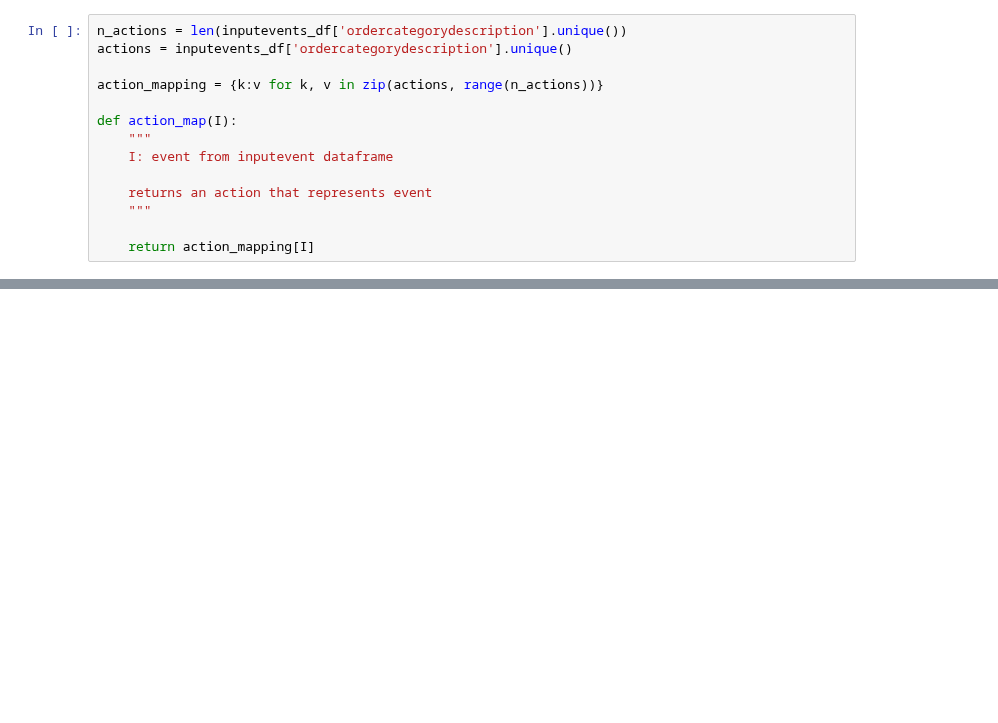
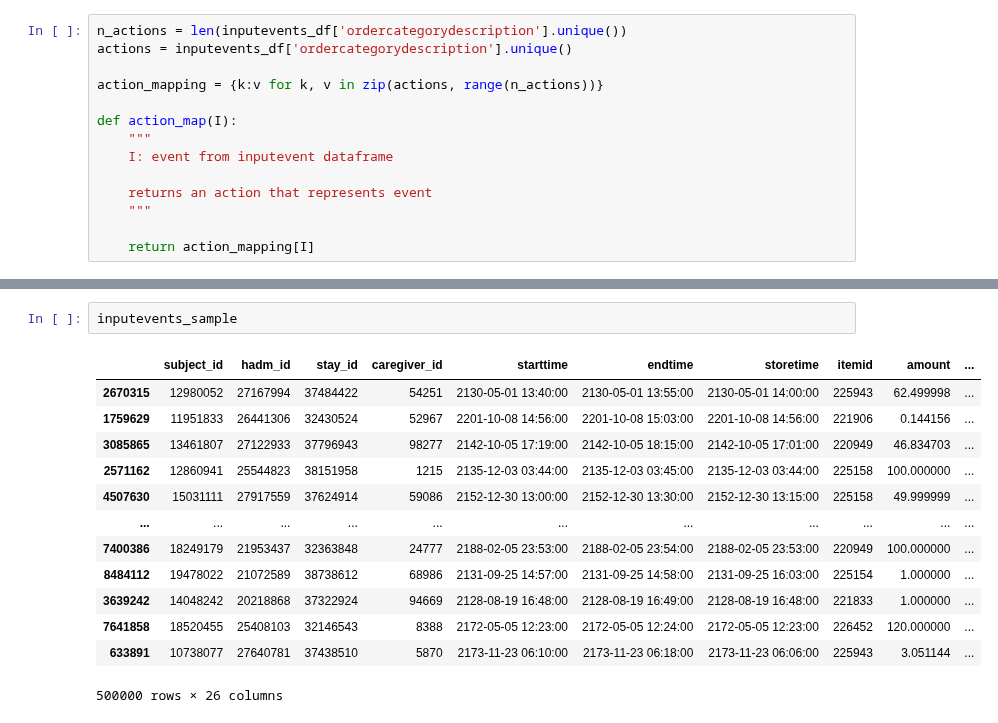
Before and after one commit to isabelkim/MI-IRL-KP, a Jupyter notebook: mdp.ipynb, the cells around one changed output, grey strips where cells are left out. Cells and saved outputs as stored; diff of their text form; blank space fills up the shorter version.

```diff
--- a/mdp.ipynb
+++ b/mdp.ipynb
@@ -224,0 +242,16 @@ def action_map(I):
+# %%
+inputevents_sample
+# %% [output]
+|  | subject_id | hadm_id | stay_id | caregiver_id | starttime | endtime | storetime | itemid | amount | ... |
+| 2670315 | 12980052 | 27167994 | 37484422 | 54251 | 2130-05-01 13:40:00 | 2130-05-01 13:55:00 | 2130-05-01 14:00:00 | 225943 | 62.499998 | ... |
+| 1759629 | 11951833 | 26441306 | 32430524 | 52967 | 2201-10-08 14:56:00 | 2201-10-08 15:03:00 | 2201-10-08 14:56:00 | 221906 | 0.144156 | ... |
+| 3085865 | 13461807 | 27122933 | 37796943 | 98277 | 2142-10-05 17:19:00 | 2142-10-05 18:15:00 | 2142-10-05 17:01:00 | 220949 | 46.834703 | ... |
+| 2571162 | 12860941 | 25544823 | 38151958 | 1215 | 2135-12-03 03:44:00 | 2135-12-03 03:45:00 | 2135-12-03 03:44:00 | 225158 | 100.000000 | ... |
+| 4507630 | 15031111 | 27917559 | 37624914 | 59086 | 2152-12-30 13:00:00 | 2152-12-30 13:30:00 | 2152-12-30 13:15:00 | 225158 | 49.999999 | ... |
+| ... | ... | ... | ... | ... | ... | ... | ... | ... | ... | ... |
+| 7400386 | 18249179 | 21953437 | 32363848 | 24777 | 2188-02-05 23:53:00 | 2188-02-05 23:54:00 | 2188-02-05 23:53:00 | 220949 | 100.000000 | ... |
+| 8484112 | 19478022 | 21072589 | 38738612 | 68986 | 2131-09-25 14:57:00 | 2131-09-25 14:58:00 | 2131-09-25 16:03:00 | 225154 | 1.000000 | ... |
+| 3639242 | 14048242 | 20218868 | 37322924 | 94669 | 2128-08-19 16:48:00 | 2128-08-19 16:49:00 | 2128-08-19 16:48:00 | 221833 | 1.000000 | ... |
+| 7641858 | 18520455 | 25408103 | 32146543 | 8388 | 2172-05-05 12:23:00 | 2172-05-05 12:24:00 | 2172-05-05 12:23:00 | 226452 | 120.000000 | ... |
+| 633891 | 10738077 | 27640781 | 37438510 | 5870 | 2173-11-23 06:10:00 | 2173-11-23 06:18:00 | 2173-11-23 06:06:00 | 225943 | 3.051144 | ... |
+500000 rows × 26 columns
```
Also changed, not shown: parts of 7 cells of this notebook.
